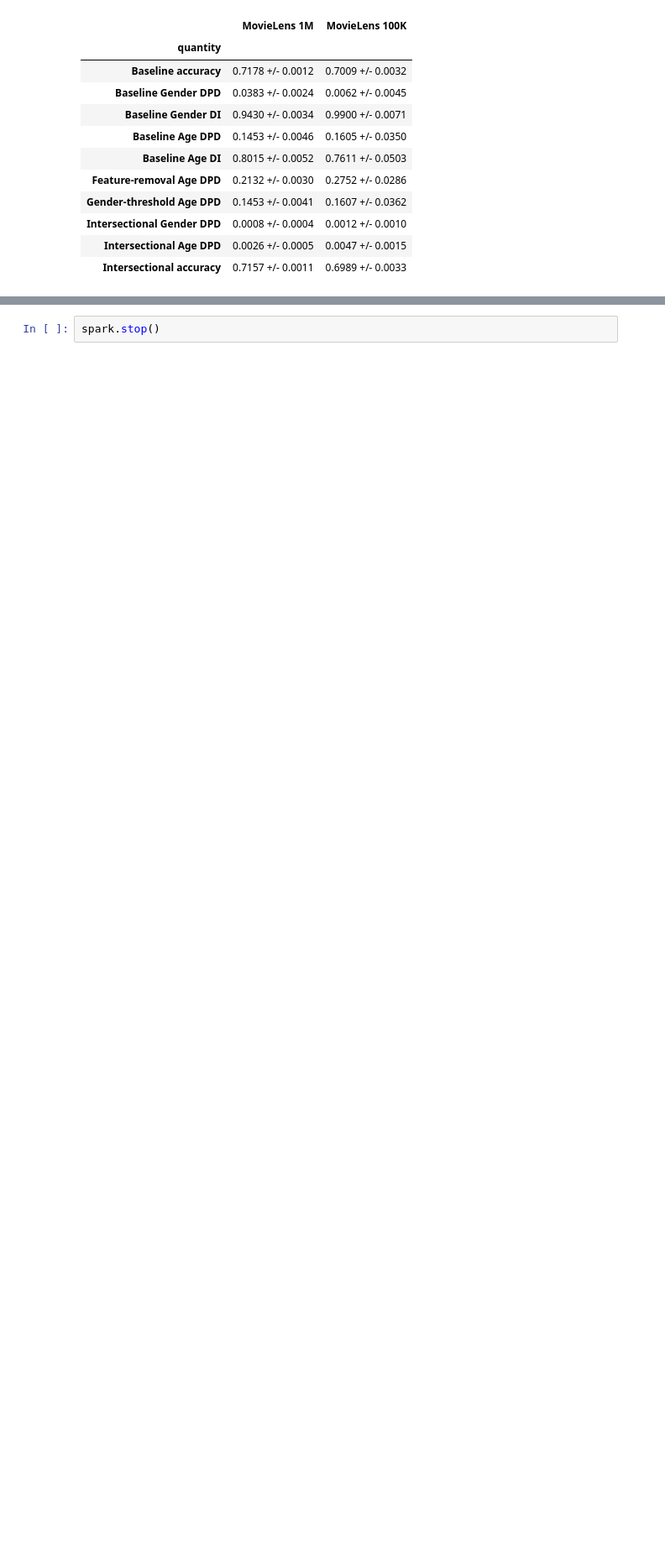
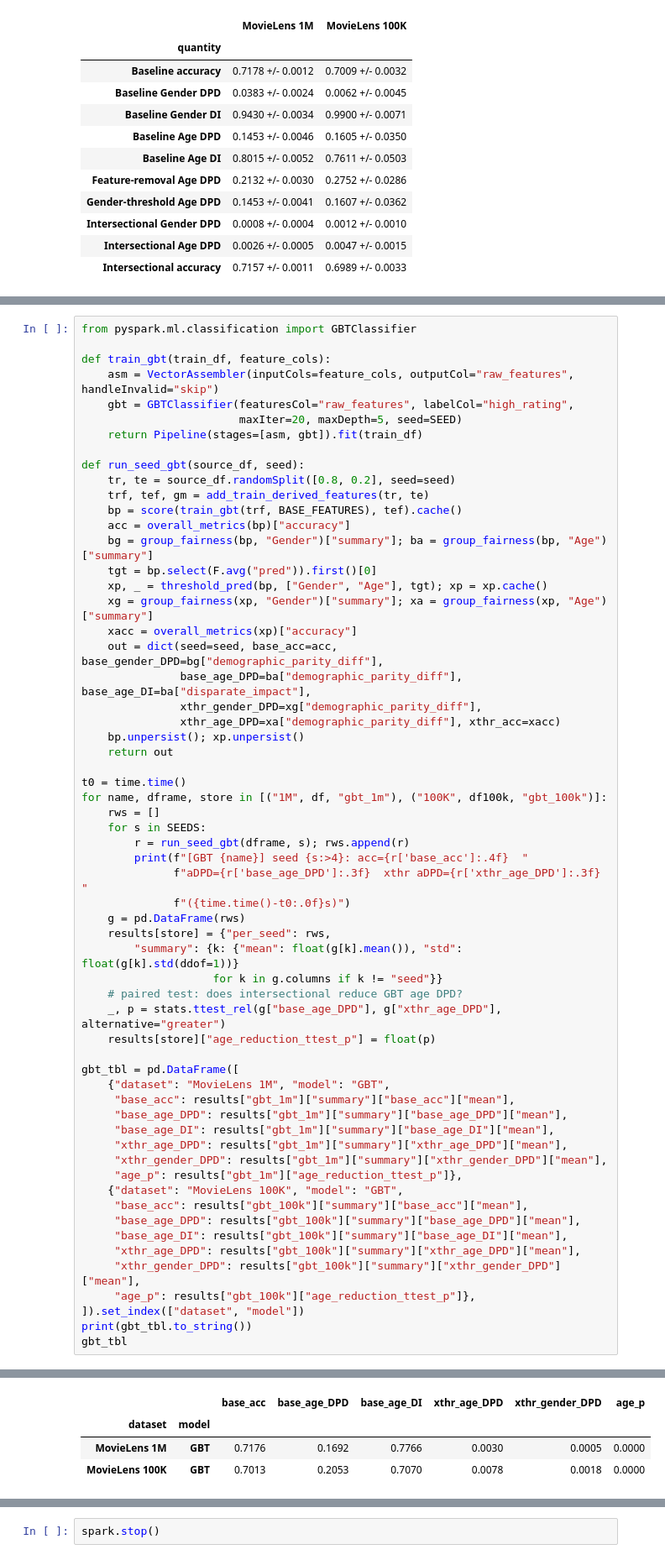
Before and after one commit to RutvikNK/cs570_movie-lens_group2, a Jupyter notebook: Vortex_D4_Fairness.ipynb, the cells around one changed output, grey strips where cells are left out. Shown at 84% size. Cells and saved outputs as stored; diff of their text form; blank space fills up the shorter version.

```diff
--- a/Vortex_D4_Fairness.ipynb
+++ b/Vortex_D4_Fairness.ipynb
@@ -638,0 +653,61 @@ H4: Gender-threshold vs Baseline (Age)     0.0002 0.8775      0.8438
+# %%
+from pyspark.ml.classification import GBTClassifier
+
+def train_gbt(train_df, feature_cols):
+    asm = VectorAssembler(inputCols=feature_cols, outputCol="raw_features", handleInvalid="skip")
+    gbt = GBTClassifier(featuresCol="raw_features", labelCol="high_rating",
+                        maxIter=20, maxDepth=5, seed=SEED)
+    return Pipeline(stages=[asm, gbt]).fit(train_df)
+
+def run_seed_gbt(source_df, seed):
+    tr, te = source_df.randomSplit([0.8, 0.2], seed=seed)
+    trf, tef, gm = add_train_derived_features(tr, te)
+    bp = score(train_gbt(trf, BASE_FEATURES), tef).cache()
+    acc = overall_metrics(bp)["accuracy"]
+    bg = group_fairness(bp, "Gender")["summary"]; ba = group_fairness(bp, "Age")["summary"]
+    tgt = bp.select(F.avg("pred")).first()[0]
+    xp, _ = threshold_pred(bp, ["Gender", "Age"], tgt); xp = xp.cache()
+    xg = group_fairness(xp, "Gender")["summary"]; xa = group_fairness(xp, "Age")["summary"]
+    xacc = overall_metrics(xp)["accuracy"]
+    out = dict(seed=seed, base_acc=acc, base_gender_DPD=bg["demographic_parity_diff"],
+               base_age_DPD=ba["demographic_parity_diff"], base_age_DI=ba["disparate_impact"],
+               xthr_gender_DPD=xg["demographic_parity_diff"],
+               xthr_age_DPD=xa["demographic_parity_diff"], xthr_acc=xacc)
+    bp.unpersist(); xp.unpersist()
+    return out
+
+t0 = time.time()
+for name, dframe, store in [("1M", df, "gbt_1m"), ("100K", df100k, "gbt_100k")]:
+    rws = []
+    for s in SEEDS:
+        r = run_seed_gbt(dframe, s); rws.append(r)
+        print(f"[GBT {name}] seed {s:>4}: acc={r['base_acc']:.4f}  "
+              f"aDPD={r['base_age_DPD']:.3f}  xthr aDPD={r['xthr_age_DPD']:.3f}  "
+              f"({time.time()-t0:.0f}s)")
+    g = pd.DataFrame(rws)
+    results[store] = {"per_seed": rws,
+        "summary": {k: {"mean": float(g[k].mean()), "std": float(g[k].std(ddof=1))}
+                    for k in g.columns if k != "seed"}}
+    # paired test: does intersectional reduce GBT age DPD?
+    _, p = stats.ttest_rel(g["base_age_DPD"], g["xthr_age_DPD"], alternative="greater")
+    results[store]["age_reduction_ttest_p"] = float(p)
+
+gbt_tbl = pd.DataFrame([
+    {"dataset": "MovieLens 1M", "model": "GBT",
+     "base_acc": results["gbt_1m"]["summary"]["base_acc"]["mean"],
+     "base_age_DPD": results["gbt_1m"]["summary"]["base_age_DPD"]["mean"],
+     "base_age_DI": results["gbt_1m"]["summary"]["base_age_DI"]["mean"],
+     "xthr_age_DPD": results["gbt_1m"]["summary"]["xthr_age_DPD"]["mean"],
+     "xthr_gender_DPD": results["gbt_1m"]["summary"]["xthr_gender_DPD"]["mean"],
+     "age_p": results["gbt_1m"]["age_reduction_ttest_p"]},
+    {"dataset": "MovieLens 100K", "model": "GBT",
+     "base_acc": results["gbt_100k"]["summary"]["base_acc"]["mean"],
+     "base_age_DPD": results["gbt_100k"]["summary"]["base_age_DPD"]["mean"],
+     "base_age_DI": results["gbt_100k"]["summary"]["base_age_DI"]["mean"],
+     "xthr_age_DPD": results["gbt_100k"]["summary"]["xthr_age_DPD"]["mean"],
+     "xthr_gender_DPD": results["gbt_100k"]["summary"]["xthr_gender_DPD"]["mean"],
+     "age_p": results["gbt_100k"]["age_reduction_ttest_p"]},
+]).set_index(["dataset", "model"])
+print(gbt_tbl.to_string())
+gbt_tbl
+# %% [output]
@@ -639 +734,5 @@ H4: Gender-threshold vs Baseline (Age)     0.0002 0.8775      0.8438
+|  |  | base_acc | base_age_DPD | base_age_DI | xthr_age_DPD | xthr_gender_DPD | age_p |
+| dataset | model |  |  |  |  |  |  |
+| MovieLens 1M | GBT | 0.7176 | 0.1692 | 0.7766 | 0.0030 | 0.0005 | 0.0000 |
+| MovieLens 100K | GBT | 0.7013 | 0.2053 | 0.7070 | 0.0078 | 0.0018 | 0.0000 |
 # %% [markdown]
```
Also changed, not shown: parts of 9 cells of this notebook, 7 other files.
